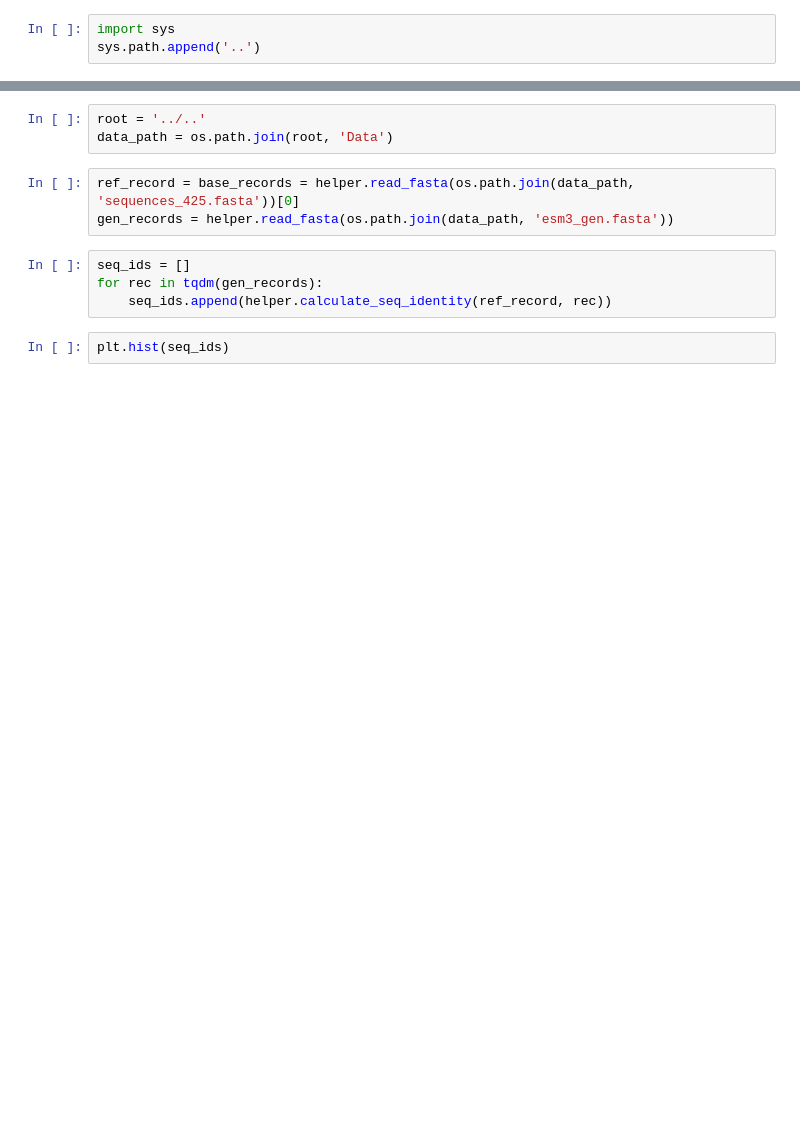
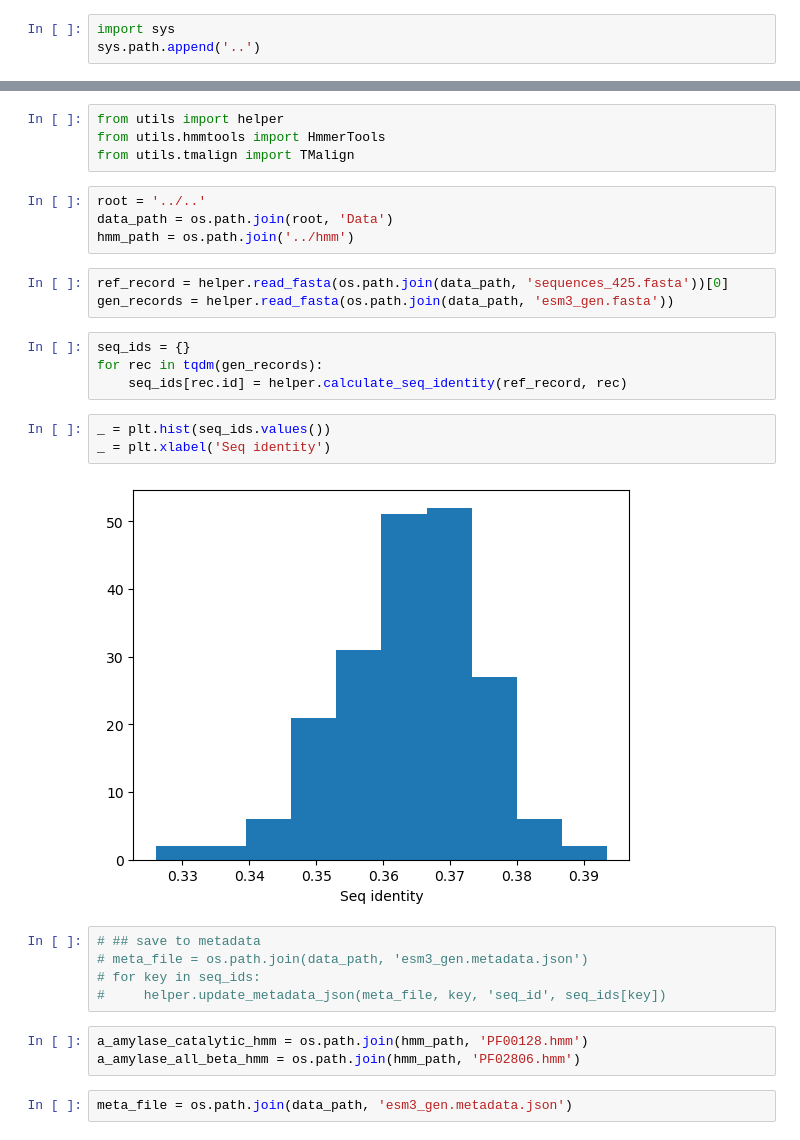
Before and after one commit to kevingeo11/Protein-Design, a Jupyter notebook: src/notebooks/evaluvate_generations.ipynb, the cells around one changed output, grey strips where cells are left out. Drawn from its saved outputs; the diff is of its cells as text; blank space fills up the shorter version.

```diff
--- a/src/notebooks/evaluvate_generations.ipynb
+++ b/src/notebooks/evaluvate_generations.ipynb
@@ -12,12 +11,30 @@ from utils import helper
+# %%
+from utils import helper
+from utils.hmmtools import HmmerTools
+from utils.tmalign import TMalign
 # %%
 root = '../..'
 data_path = os.path.join(root, 'Data')
+hmm_path = os.path.join('../hmm')
 # %%
-ref_record = base_records = helper.read_fasta(os.path.join(data_path, 'sequences_425.fasta'))[0]
+ref_record = helper.read_fasta(os.path.join(data_path, 'sequences_425.fasta'))[0]
 gen_records = helper.read_fasta(os.path.join(data_path, 'esm3_gen.fasta'))
 # %%
-seq_ids = []
+seq_ids = {}
 for rec in tqdm(gen_records):
-    seq_ids.append(helper.calculate_seq_identity(ref_record, rec))
+    seq_ids[rec.id] = helper.calculate_seq_identity(ref_record, rec)
-# %%
-plt.hist(seq_ids)
+# %%
+_ = plt.hist(seq_ids.values())
+_ = plt.xlabel('Seq identity')
+# %% [output]
+[figure, added]
+# %%
+# ## save to metadata
+# meta_file = os.path.join(data_path, 'esm3_gen.metadata.json')
+# for key in seq_ids:
+#     helper.update_metadata_json(meta_file, key, 'seq_id', seq_ids[key])
+# %%
+a_amylase_catalytic_hmm = os.path.join(hmm_path, 'PF00128.hmm')
+a_amylase_all_beta_hmm = os.path.join(hmm_path, 'PF02806.hmm')
+# %%
+meta_file = os.path.join(data_path, 'esm3_gen.metadata.json')
```
Also changed, not shown: parts of 9 cells of this notebook, 7 other files.
